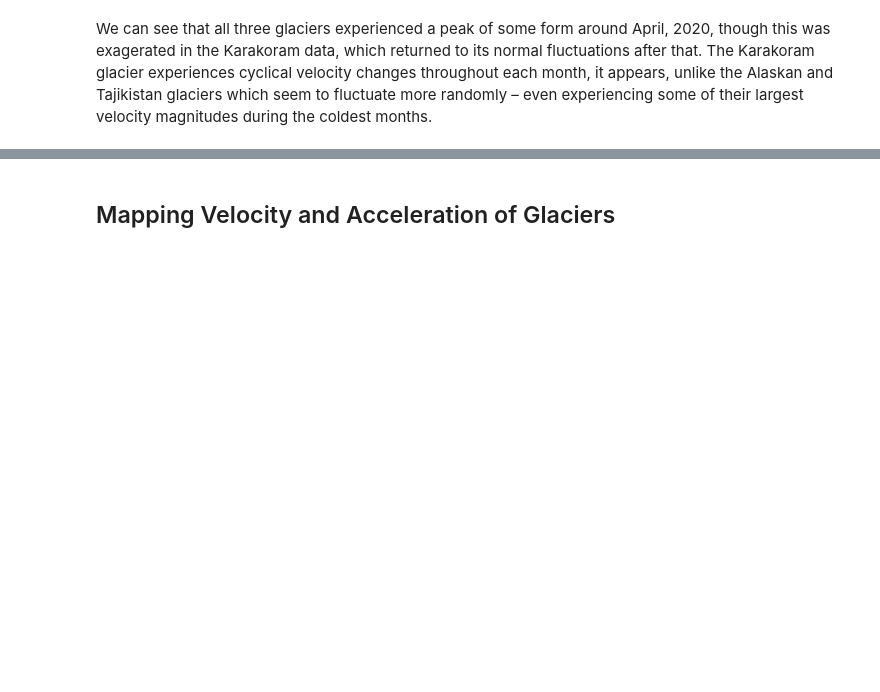
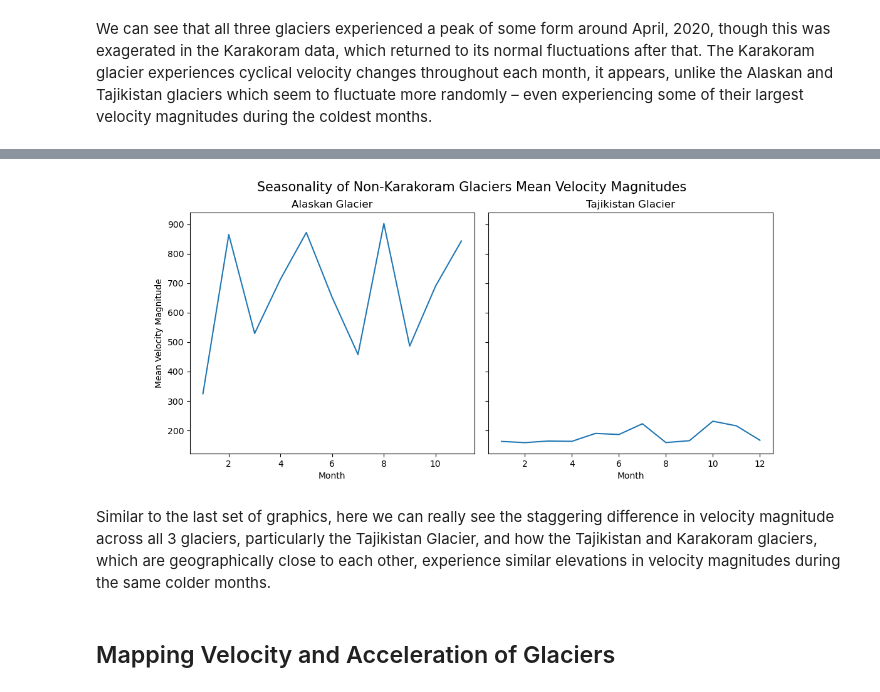
Before and after one commit to UCB-stat-159-f25/final-group06, a Jupyter notebook: main.ipynb, the cells around one changed output, grey strips where cells are left out. Saved outputs shown, nothing was run; the diff lists cells and outputs as text; code cells hidden in the pictures; blank space fills up the shorter version.

```diff
--- a/main.ipynb
+++ b/main.ipynb
@@ -71,3 +79,9 @@ We can see that all three glaciers experienced a peak of some form around April,
+# %%
+Image(filename = 'figures/NK_seasonality_chart.png', width=800, height=800)
+# %% [output]
+[figure, added]
+# %% [markdown]
+Similar to the last set of graphics, here we can really see the staggering difference in velocity magnitude across all 3 glaciers, particularly the Tajikistan Glacier, and how the Tajikistan and Karakoram glaciers, which are geographically close to each other, experience similar elevations in velocity magnitudes during the same colder months.
 # %% [markdown]
 ## Mapping Velocity and Acceleration of Glaciers
 # %% [markdown]
```
Also changed, not shown: parts of 8 cells of this notebook.
